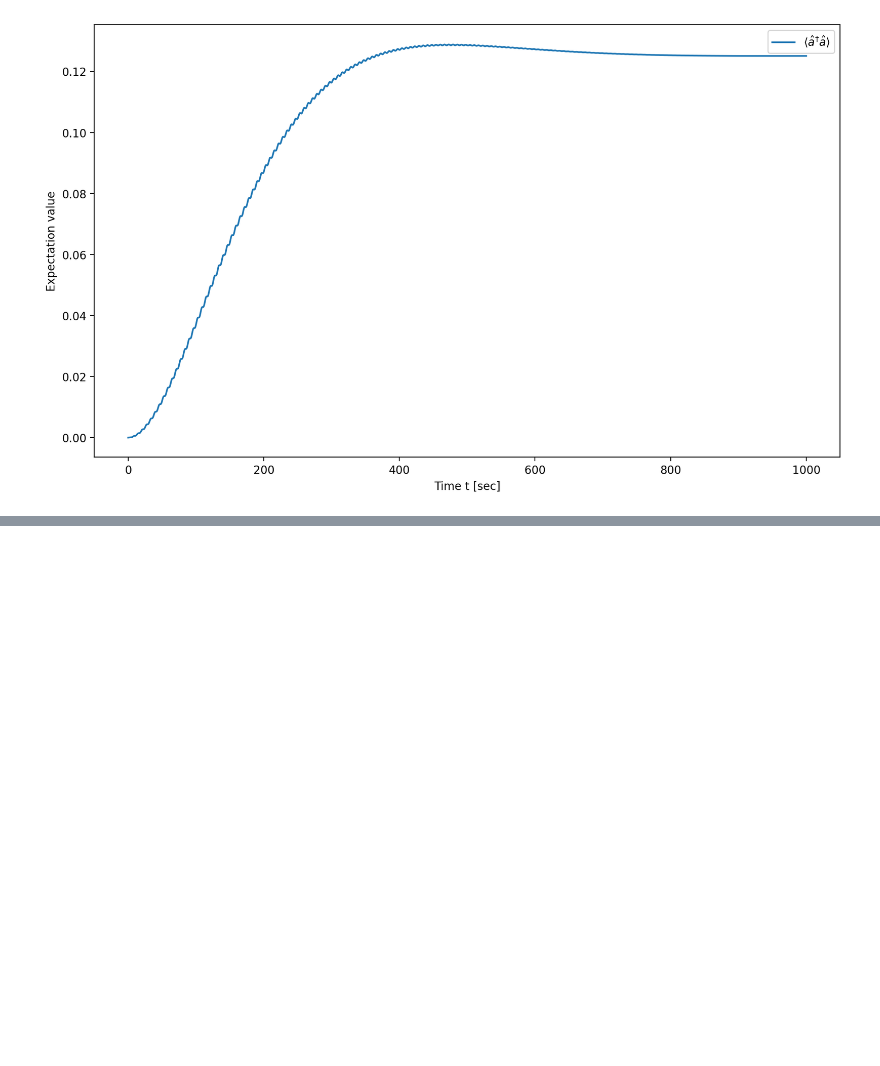
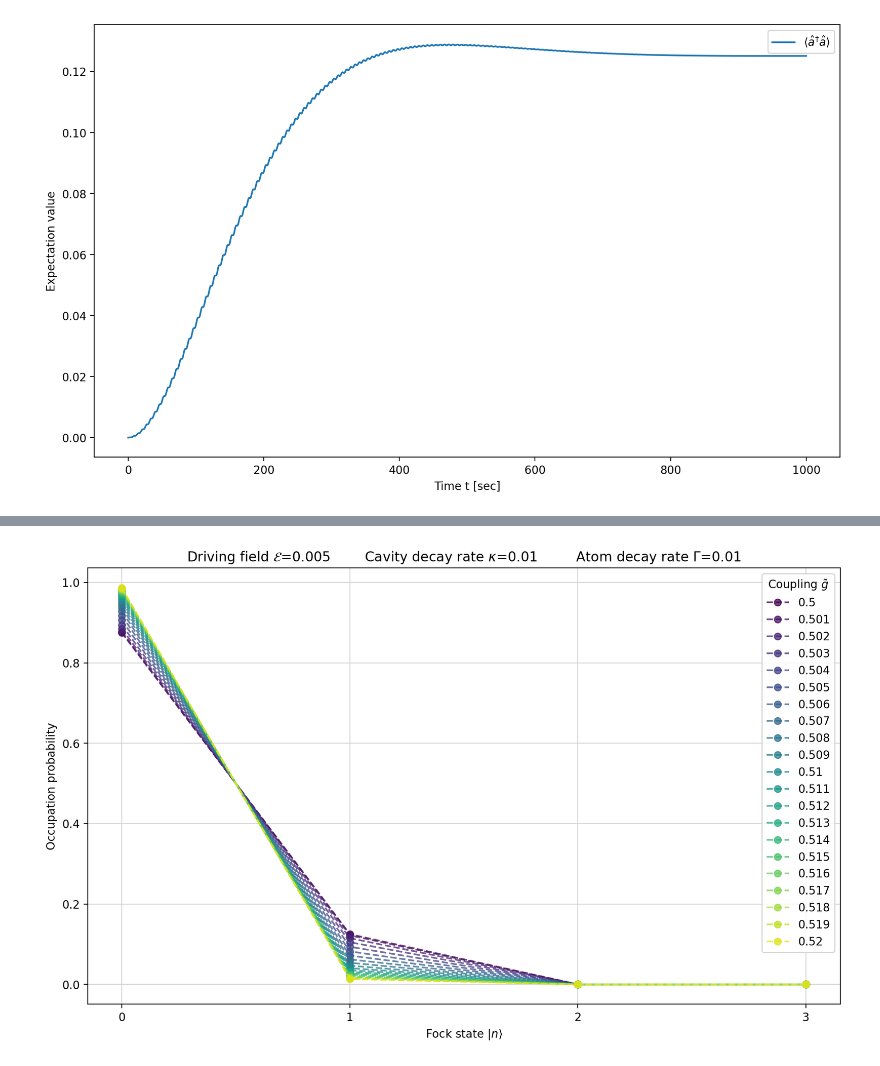
Before and after one commit to RaffaeleSabatini/QIAP_Project, a Jupyter notebook: main.ipynb, the cells around one changed output, grey strips where cells are left out. Cells and saved outputs as stored; diff of their text form; code cells hidden in the pictures; blank space fills up the shorter version.

```diff
--- a/main.ipynb
+++ b/main.ipynb
@@ -115,0 +112,10 @@ results = solve_JC_LME_parallelized(
+# %%
+g_til_L = [0.5 + x/1000 for x in range(0, 21)]
+# CAREFUL: we are not recomputing omega, so we are moving away from the resonance condition!!!
+results = solve_JC_LME_parallelized(
+    psi0, omega_c-omega, omega_c-omega, g_til_L, [E], [KAPPA], [GAMMA], N_ph, T0, Tf, Nt
+)
+# %%
+plot_occupations(results, 0)
+# %% [output]
+[figure, added]
```
Also changed, not shown: parts of 7 cells of this notebook, 2 other files.
